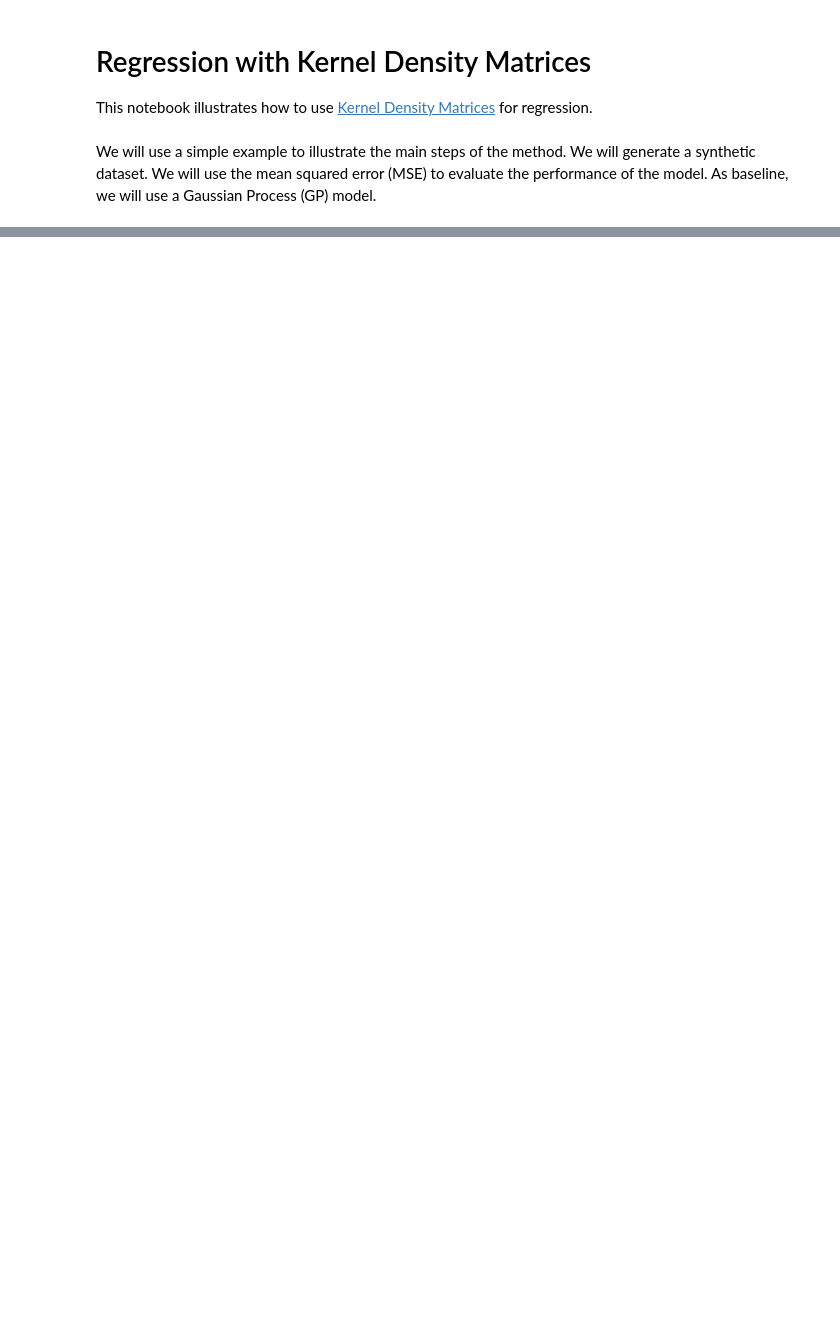
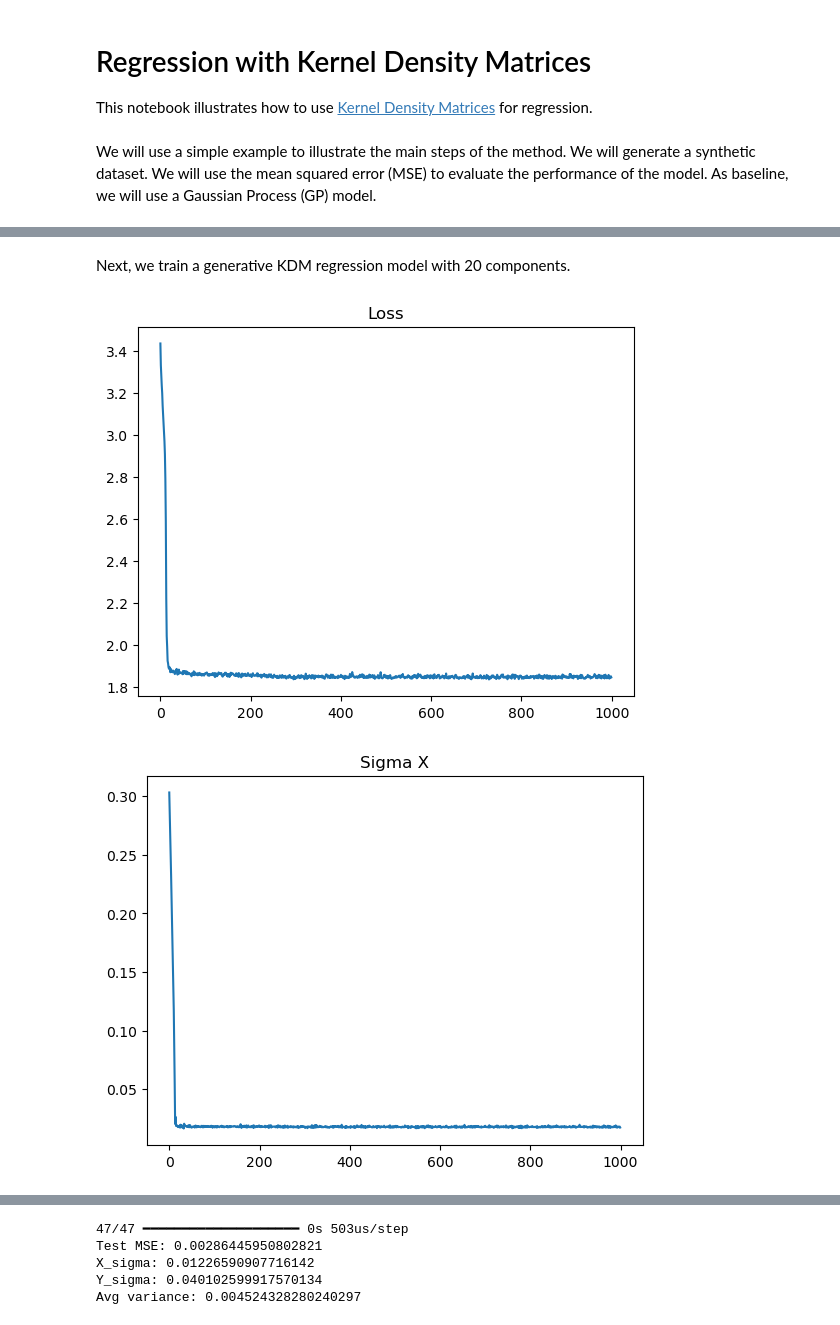
Before and after one commit to fagonzalezo/kdm, a Jupyter notebook: examples/kdm_regression.ipynb, the cells around one changed output, grey strips where cells are left out. Saved outputs shown, nothing was run; the diff lists cells and outputs as text; code cells hidden in the pictures; blank space fills up the shorter version.

```diff
--- a/examples/kdm_regression.ipynb
+++ b/examples/kdm_regression.ipynb
@@ -200,0 +198,8 @@ array(0.02169785, dtype=float32)
+# %% [markdown]
+Next, we train a generative KDM regression model with 20 components.
+# %%
+kdm_reg_model = train_model(n_comp=30, generative=True, epochs=1000)
+plot_model(kdm_reg_model)
+# %% [output]
+[figure, added]
+[figure, added]
@@ -200,0 +209,5 @@ array(0.02169785, dtype=float32)
+47/47 ━━━━━━━━━━━━━━━━━━━━ 0s 503us/step
+Test MSE: 0.00286445950802821
+X_sigma: 0.01226590907716142
+Y_sigma: 0.040102599917570134
+Avg variance: 0.004524328280240297
```
Also changed, not shown: parts of 13 cells of this notebook, 1 other file.
